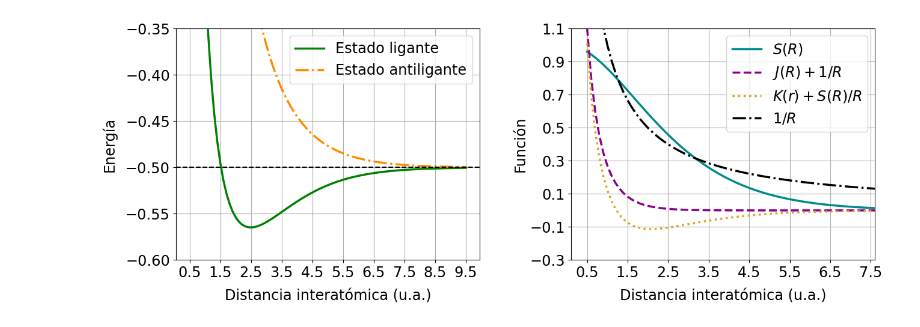
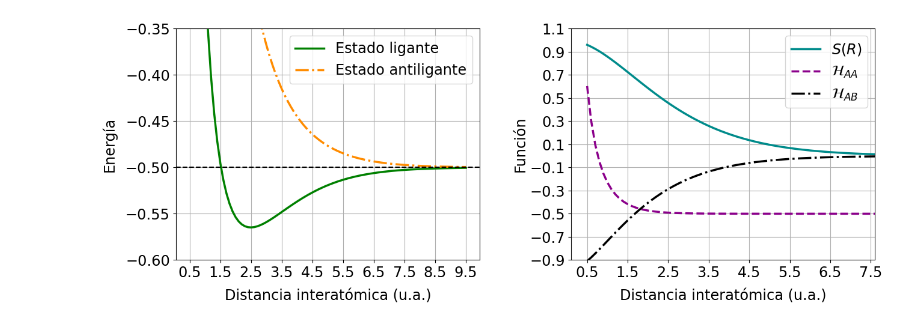
Before and after one commit to ro-sgr/tesis-licenciatura, a Jupyter notebook: (ex1) H2+.ipynb, the cells around one changed output. Drawn from its saved outputs; the diff is of its cells as text; code cells hidden in the pictures.

```diff
--- a/(ex1) H2+.ipynb
+++ b/(ex1) H2+.ipynb
@@ -55,35 +55,34 @@ axs[0].tick_params(axis='both', which='major', labelsize='xx-large')
 
 axs[0].set_xticks(np.arange(r1min,r1max,1))
 axs[0].set_xlabel('Distancia interatómica (u.a.)', fontsize='xx-large', labelpad=10)
 
 axs[0].set_yticks(np.arange(y1min,0.7,0.05))
 axs[0].set_ylim(bottom=y1min,top=-0.35)
 axs[0].set_ylabel('Energía', fontsize='xx-large', labelpad=10)
 
 r2min, r2max = 0.5, 7.6
-y2min = -0.3
+y2min = -0.9
 r2 = np.arange(r2min, r2max+1, 0.1)
 axs[1].plot(r2, S(r2), label=r'$S(R)$', linewidth=linewidth, color='darkcyan', linestyle='-')
-axs[1].plot(r2, J(r2)+1/r2, label=r'$J(R) + 1/R$', linewidth=linewidth, color='darkmagenta', linestyle='--')
-axs[1].plot(r2, K(r2)+S(r2)/r2, label=r'$K(r) + S(R)/R$', linewidth=linewidth, color='goldenrod', linestyle=':')
-axs[1].plot(r2, 1/r2, label=r'$1/R$', linewidth=linewidth, color='black', linestyle='-.')
+axs[1].plot(r2, -1/2 + 1/r2 + J(r2), label=r'$\mathcal{H}_{AA}$', linewidth=linewidth, color='darkmagenta', linestyle='--')
+axs[1].plot(r2, (1/r2 - 1/r2)*S(r2) + K(r2), label=r'$\mathcal{H}_{AB}$', linewidth=linewidth, color='black', linestyle='-.')
 axs[1].tick_params(axis='both', which='major', labelsize='xx-large')
 
 axs[1].set_xticks(np.arange(r2min, r2max, 1))
 axs[1].set_xlim(left=r2min-0.4, right=r2max)
 axs[1].set_xlabel('Distancia interatómica (u.a.)', fontsize='xx-large', labelpad=10)
 
 axs[1].set_yticks(np.arange(y2min,1.2,0.2))
 axs[1].set_ylim(bottom=y2min,top=1.1)
 axs[1].set_ylabel('Función', fontsize='xx-large', labelpad=3)
 
 for ax in axs:
     ax.legend(fontsize='xx-large', loc='upper right')
     ax.grid()
 
 fig.subplots_adjust(wspace=0.3)
 
 plt.savefig(f"imgs/{name}.svg", format="svg")
 plt.show()
 # %% [output]
-[figure, old version]
+[figure, new version]
```
Also changed, not shown: 28 other files.
